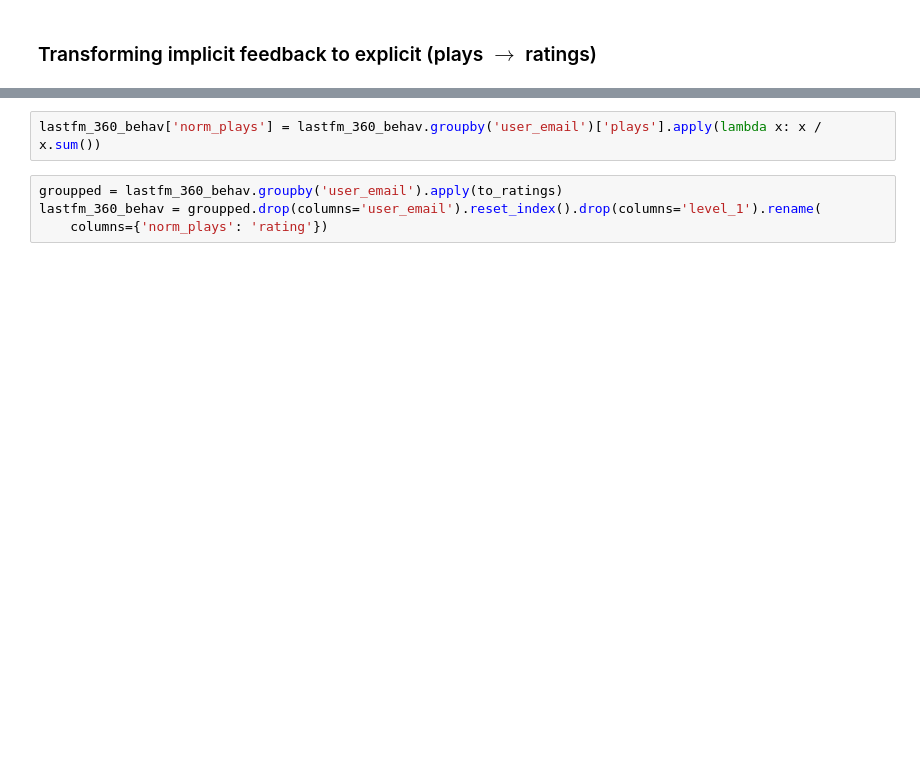
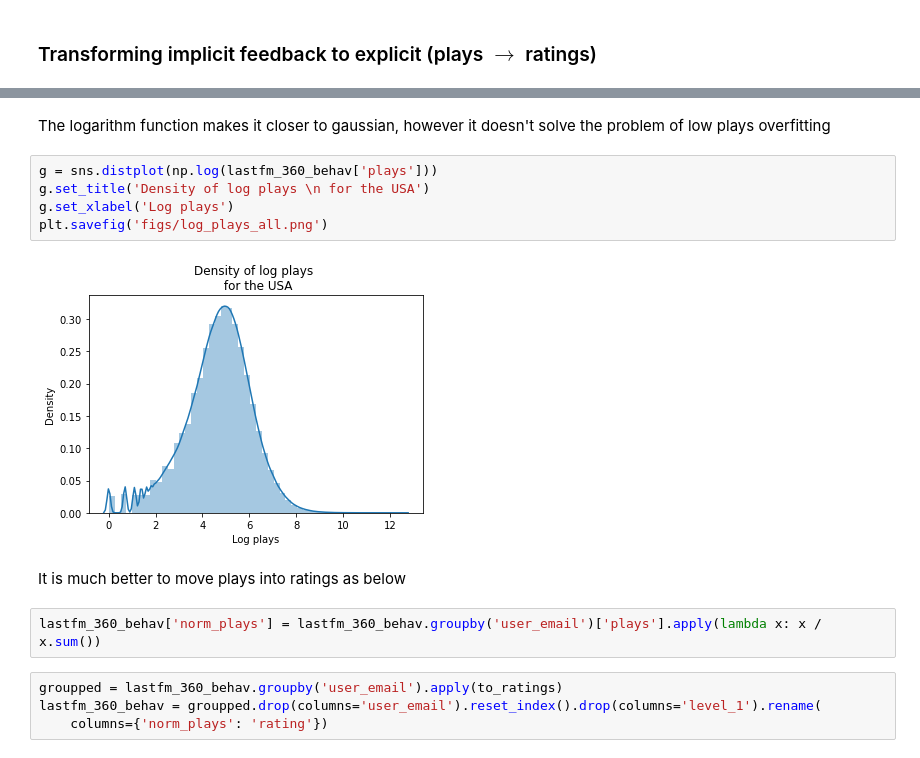
Before and after one commit to TimofeevAlex/LastFM, a Jupyter notebook: preprocessing.ipynb, the cells around one changed output, grey strips where cells are left out. Saved outputs shown, nothing was run; the diff lists cells and outputs as text; blank space fills up the shorter version.

```diff
--- a/preprocessing.ipynb
+++ b/preprocessing.ipynb
@@ -258,3 +266,14 @@ sns.distplot(lastfm_360_behav['plays'])
+# %% [markdown]
+The logarithm function makes it closer to gaussian, however it doesn't solve the problem of low plays overfitting
+# %%
+g = sns.distplot(np.log(lastfm_360_behav['plays']))
+g.set_title('Density of log plays \n for the USA')
+g.set_xlabel('Log plays')
+plt.savefig('figs/log_plays_all.png')
+# %% [output]
+[figure, added]
+# %% [markdown]
+It is much better to move plays into ratings as below
 # %%
 lastfm_360_behav['norm_plays'] = lastfm_360_behav.groupby('user_email')['plays'].apply(lambda x: x / x.sum())
 # %%
```
Also changed, not shown: parts of 36 cells of this notebook, 6 other files.
